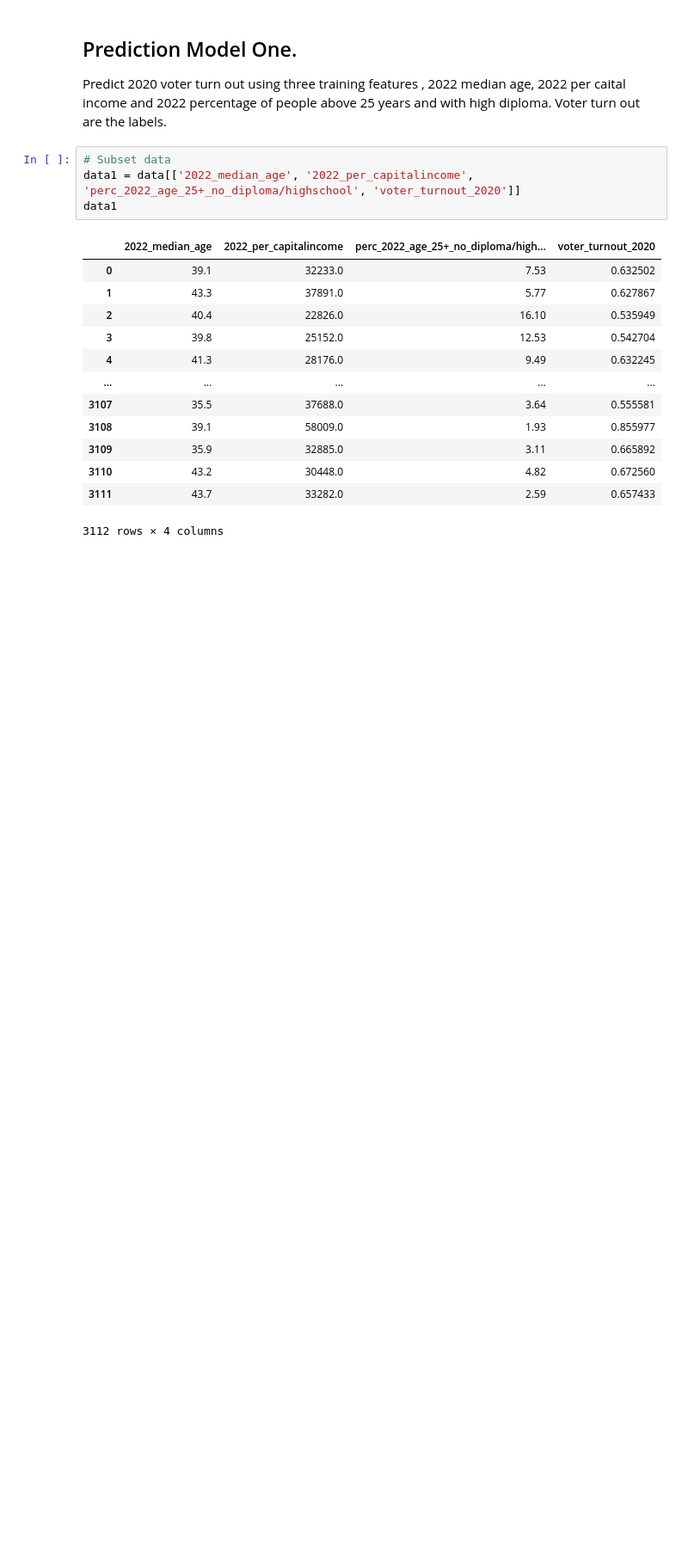
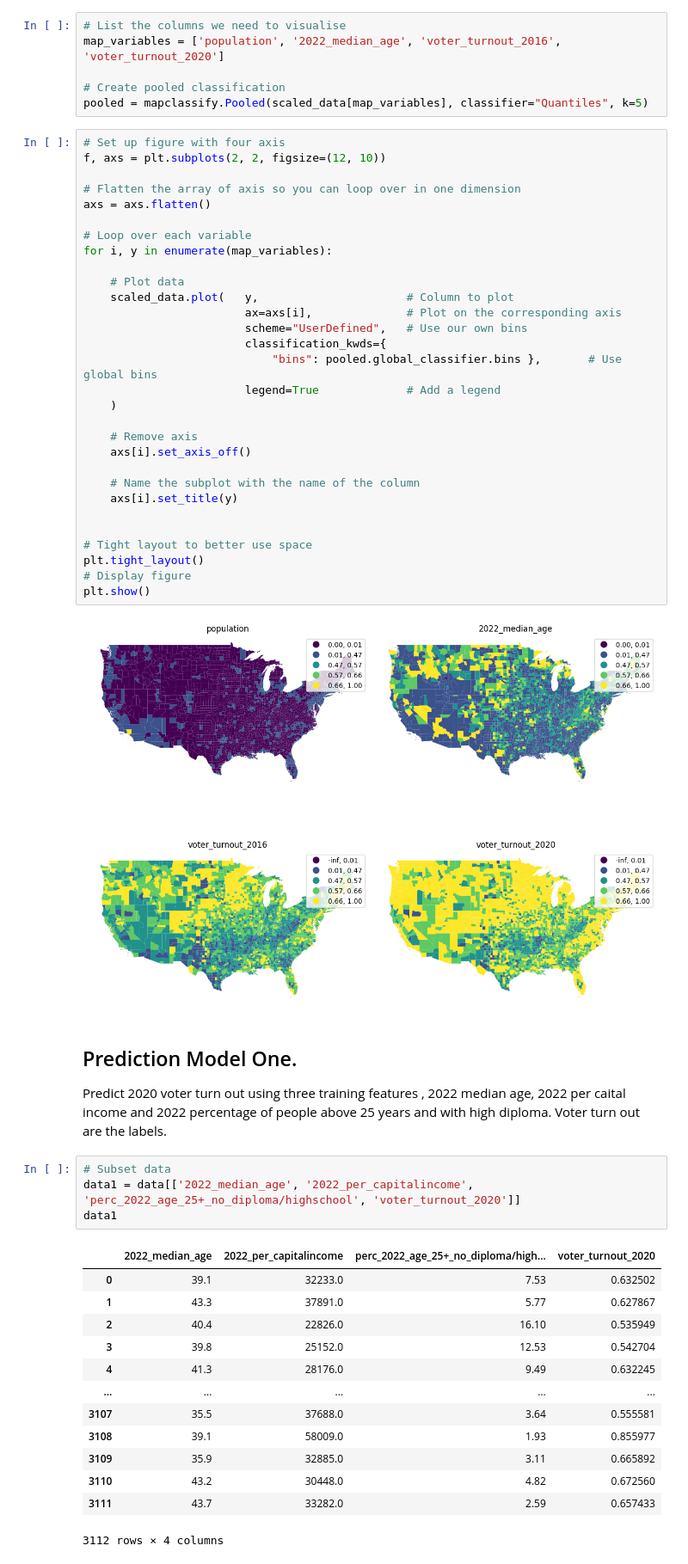
Before and after one commit to kechcole/Machine-Learning, a Jupyter notebook: Notebook/2.Multiple Linear Regression.ipynb, the cells around one changed output. Shown at 86% size. Saved outputs shown, nothing was run; the diff lists cells and outputs as text; blank space fills up the shorter version.

```diff
--- a/Notebook/2.Multiple Linear Regression.ipynb
+++ b/Notebook/2.Multiple Linear Regression.ipynb
@@ -127,3 +171,41 @@ Index(['county_fip', 'fips', 'name', 'population', 'pop_sqmi', 'sqmi',
+# %%
+# List the columns we need to visualise
+map_variables = ['population', '2022_median_age', 'voter_turnout_2016', 'voter_turnout_2020']
+
+# Create pooled classification
+pooled = mapclassify.Pooled(scaled_data[map_variables], classifier="Quantiles", k=5)
+# %%
+# Set up figure with four axis
+f, axs = plt.subplots(2, 2, figsize=(12, 10))
+
+# Flatten the array of axis so you can loop over in one dimension
+axs = axs.flatten()
+
+# Loop over each variable
+for i, y in enumerate(map_variables):
+
+    # Plot data
+    scaled_data.plot(   y,                      # Column to plot
+                        ax=axs[i],              # Plot on the corresponding axis
+                        scheme="UserDefined",   # Use our own bins
+                        classification_kwds={
+                            "bins": pooled.global_classifier.bins },       # Use global bins
+                        legend=True             # Add a legend
+    )
+
+    # Remove axis
+    axs[i].set_axis_off()
+
+    # Name the subplot with the name of the column
+    axs[i].set_title(y)
+
+
+# Tight layout to better use space
+plt.tight_layout()
+# Display figure
+plt.show()
+# %% [output]
+[figure, added]
 # %% [markdown]
 ## Prediction Model One.
 
```
Also changed, not shown: parts of 10 cells of this notebook, 3 other files.
